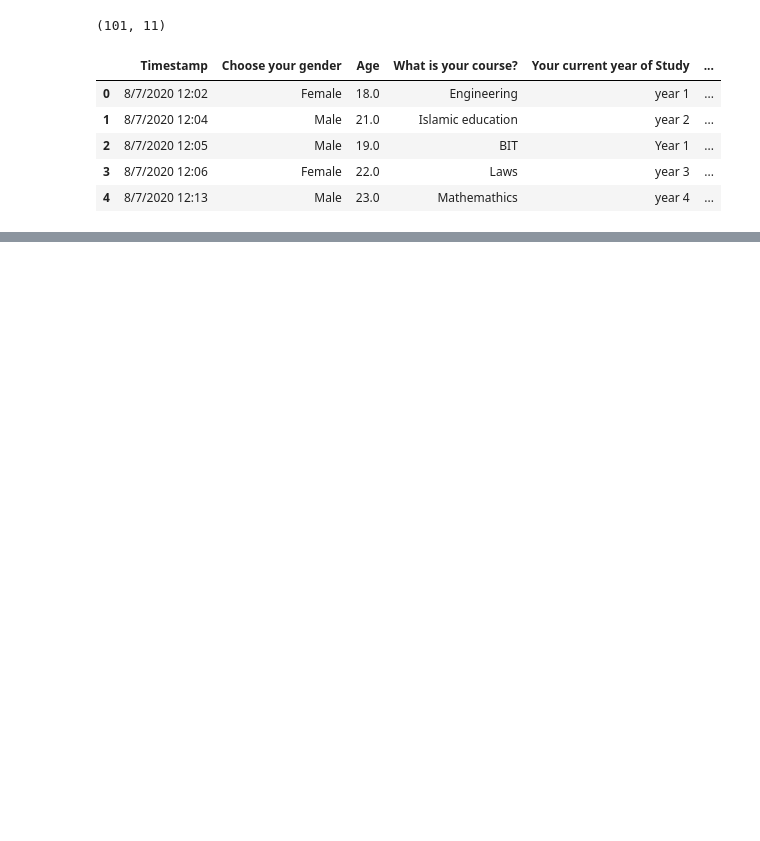
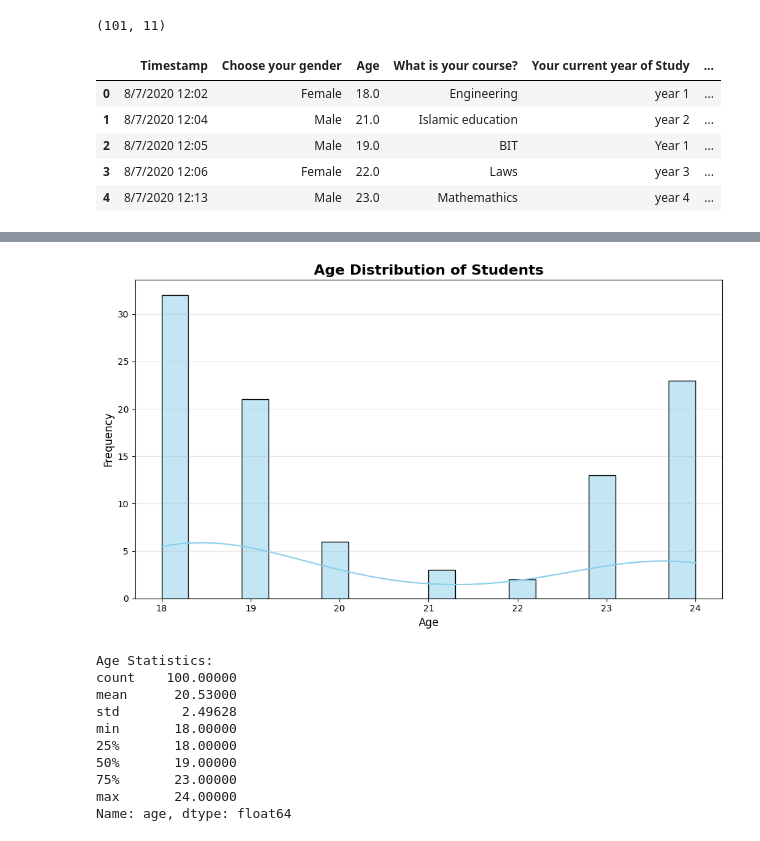
Before and after one commit to arshadziban/digital-impact-on-teen-minds, a Jupyter notebook: digital-impact-on-teen-minds.ipynb, the cells around one changed output, grey strips where cells are left out. Drawn from its saved outputs; the diff is of its cells as text; code cells hidden in the pictures; blank space fills up the shorter version.

```diff
--- a/digital-impact-on-teen-minds.ipynb
+++ b/digital-impact-on-teen-minds.ipynb
@@ -59,3 +57,32 @@ df.head()
 | 2 | Male | 19.0 | BIT | Year 1 | 3.00 - 3.49 | No | Yes | Yes | Yes | ... |
 | 3 | Female | 22.0 | Laws | year 3 | 3.00 - 3.49 | Yes | Yes | No | No | ... |
 | 4 | Male | 23.0 | Mathemathics | year 4 | 3.00 - 3.49 | No | No | No | No | ... |
+# %%
+import matplotlib.pyplot as plt
+import seaborn as sns
+
+# Create age distribution graph
+plt.figure(figsize=(10, 6))
+sns.histplot(data=df, x='age', bins=20, kde=True, color='skyblue', edgecolor='black')
+plt.title('Age Distribution of Students', fontsize=16, fontweight='bold')
+plt.xlabel('Age', fontsize=12)
+plt.ylabel('Frequency', fontsize=12)
+plt.grid(axis='y', alpha=0.3)
+plt.tight_layout()
+plt.show()
+
+# Display age statistics
+print("Age Statistics:")
+print(df['age'].describe())
+# %% [output]
+[figure, added]
+Age Statistics:
+count    100.00000
+mean      20.53000
+std        2.49628
+min       18.00000
+25%       18.00000
+50%       19.00000
+75%       23.00000
+max       24.00000
+Name: age, dtype: float64
```
Also changed, not shown: parts of 1 cell of this notebook.
